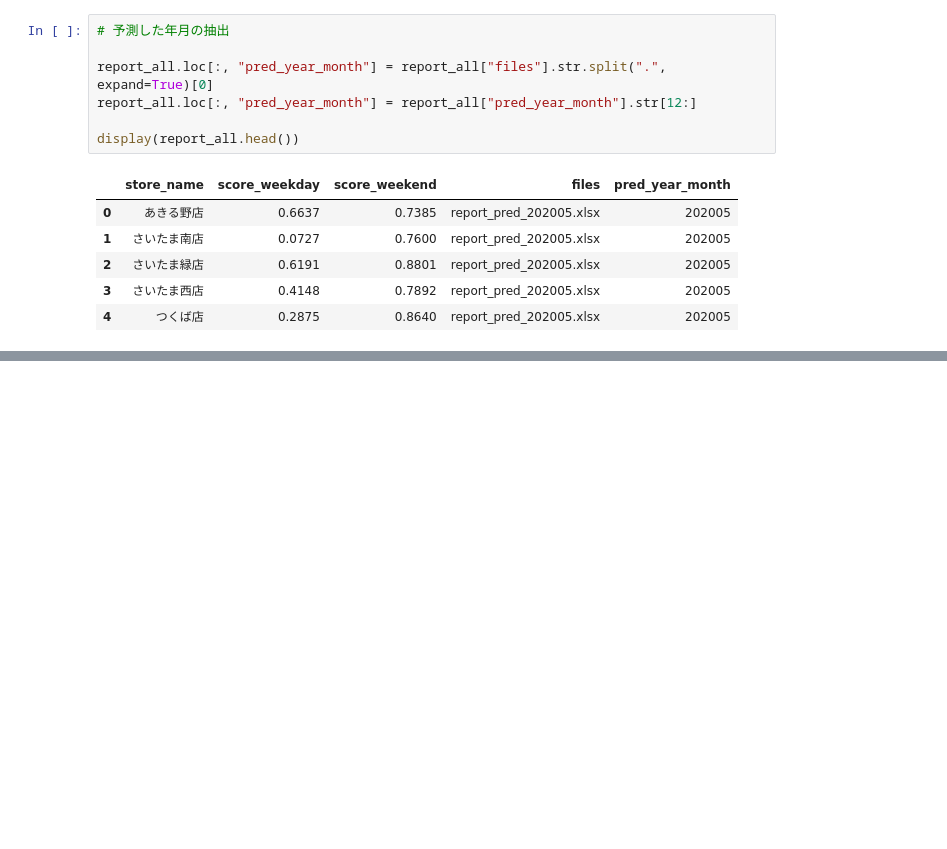
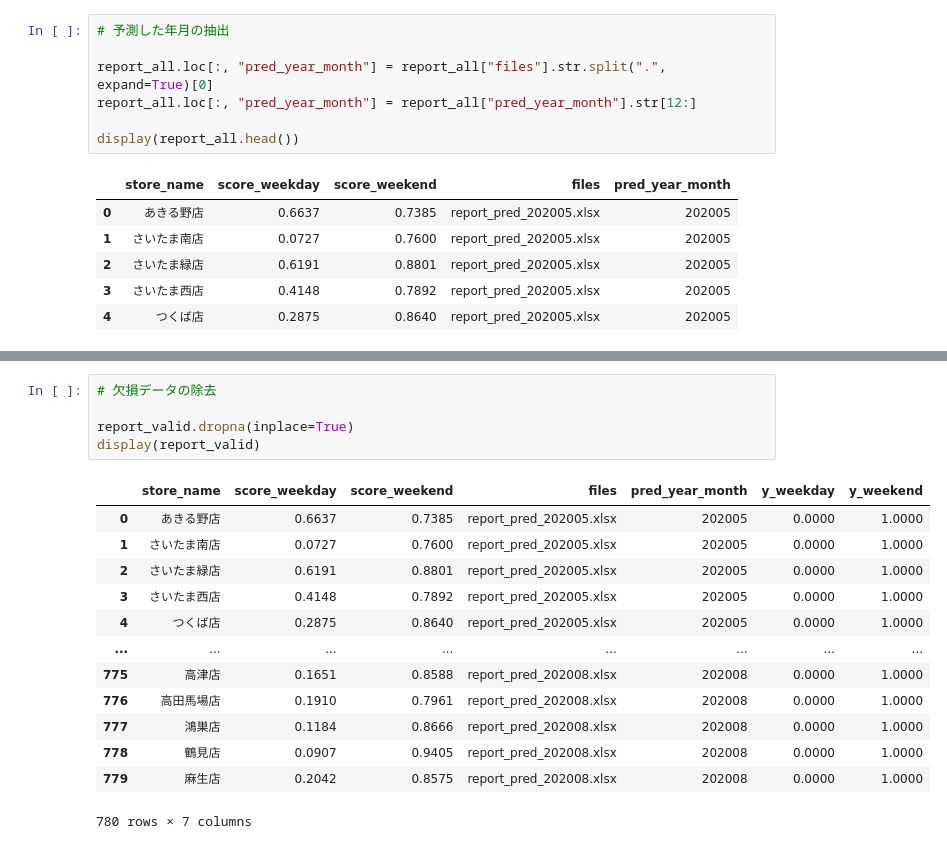
Before and after one commit to ginmaruGH/python-practical-machine-learning-system-100knocks, a Jupyter notebook: ch10/ch10.ipynb, the cells around one changed output, grey strips where cells are left out. Cells and saved outputs as stored; diff of their text form; blank space fills up the shorter version.

```diff
--- a/ch10/ch10.ipynb
+++ b/ch10/ch10.ipynb
@@ -171,0 +220,19 @@ display(report_all.head())
+# %%
+# 欠損データの除去
+
+report_valid.dropna(inplace=True)
+display(report_valid)
+# %% [output]
+|  | store_name | score_weekday | score_weekend | files | pred_year_month | y_weekday | y_weekend |
+| 0 | あきる野店 | 0.6637 | 0.7385 | report_pred_202005.xlsx | 202005 | 0.0000 | 1.0000 |
+| 1 | さいたま南店 | 0.0727 | 0.7600 | report_pred_202005.xlsx | 202005 | 0.0000 | 1.0000 |
+| 2 | さいたま緑店 | 0.6191 | 0.8801 | report_pred_202005.xlsx | 202005 | 0.0000 | 1.0000 |
+| 3 | さいたま西店 | 0.4148 | 0.7892 | report_pred_202005.xlsx | 202005 | 0.0000 | 1.0000 |
+| 4 | つくば店 | 0.2875 | 0.8640 | report_pred_202005.xlsx | 202005 | 0.0000 | 1.0000 |
+| ... | ... | ... | ... | ... | ... | ... | ... |
+| 775 | 高津店 | 0.1651 | 0.8588 | report_pred_202008.xlsx | 202008 | 0.0000 | 1.0000 |
+| 776 | 高田馬場店 | 0.1910 | 0.7961 | report_pred_202008.xlsx | 202008 | 0.0000 | 1.0000 |
+| 777 | 鴻巣店 | 0.1184 | 0.8666 | report_pred_202008.xlsx | 202008 | 0.0000 | 1.0000 |
+| 778 | 鶴見店 | 0.0907 | 0.9405 | report_pred_202008.xlsx | 202008 | 0.0000 | 1.0000 |
+| 779 | 麻生店 | 0.2042 | 0.8575 | report_pred_202008.xlsx | 202008 | 0.0000 | 1.0000 |
+780 rows × 7 columns
```
Also changed, not shown: parts of 4 cells of this notebook.
